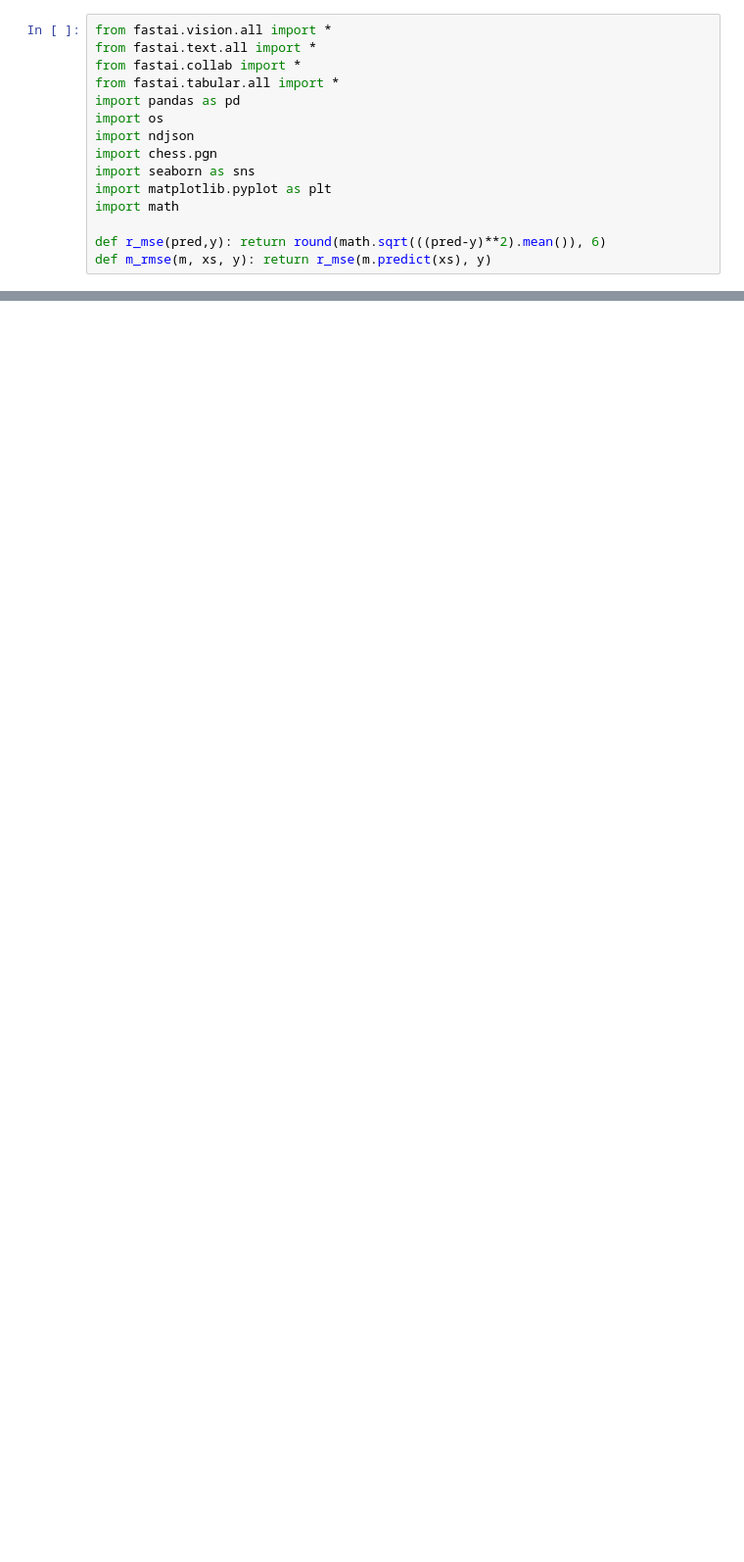
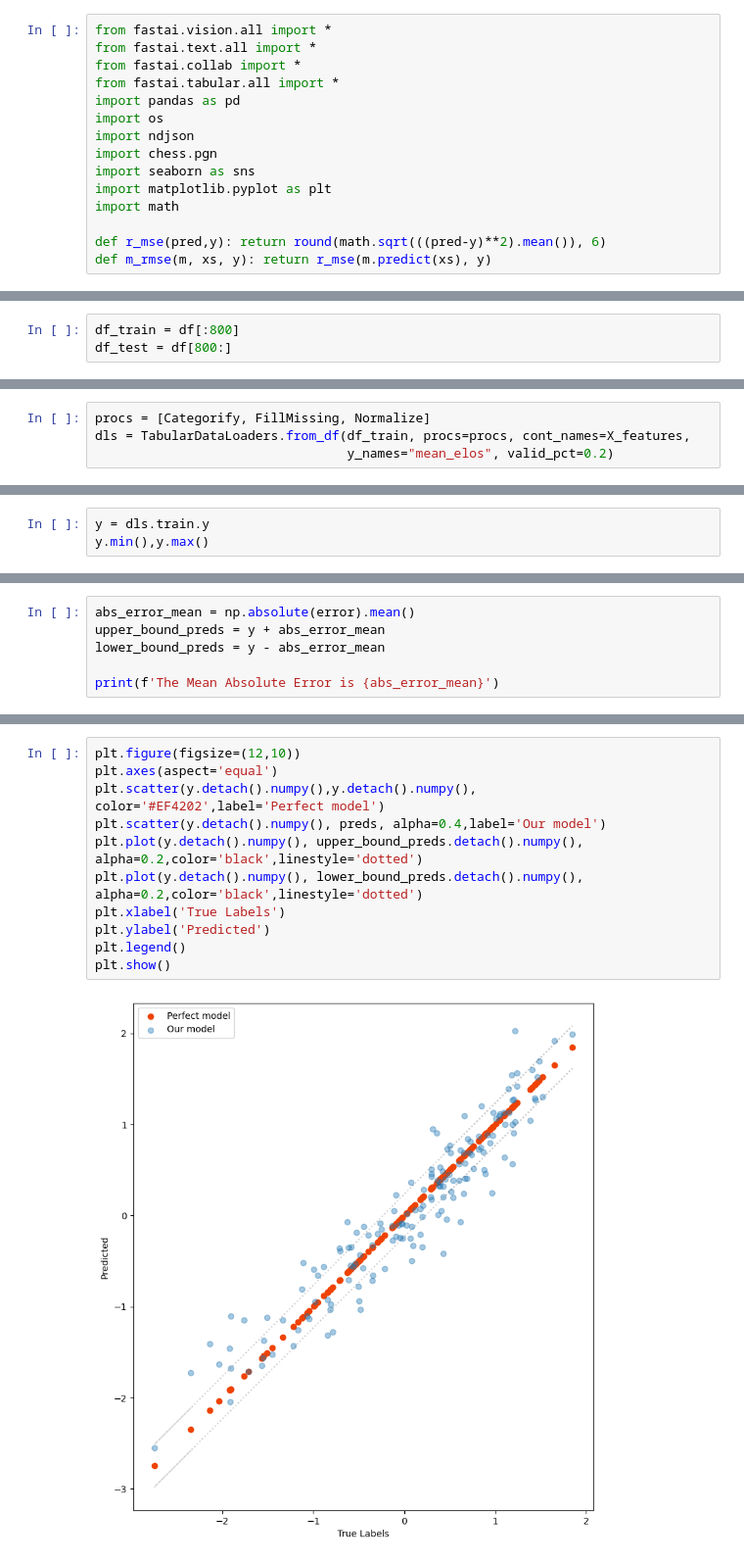
Before and after one commit to jonathan-wu1/Finding-Elo, a Jupyter notebook: cnn_model.ipynb, the cells around one changed output, grey strips where cells are left out. Shown: that part at 98% size. Drawn from its saved outputs; the diff is of its cells as text; blank space fills up the shorter version.

```diff
--- a/cnn_model.ipynb
+++ b/cnn_model.ipynb
@@ -205,0 +55,3 @@ DataFrame saved to data/curated/all.ndjson
+# %%
+df_train = df[:800]
+df_test = df[800:]
@@ -205,0 +61,4 @@ DataFrame saved to data/curated/all.ndjson
+# %%
+procs = [Categorify, FillMissing, Normalize]
+dls = TabularDataLoaders.from_df(df_train, procs=procs, cont_names=X_features,
+                                 y_names="mean_elos", valid_pct=0.2)
@@ -205,0 +79,3 @@ DataFrame saved to data/curated/all.ndjson
+# %%
+y = dls.train.y
+y.min(),y.max()
@@ -205,0 +117,6 @@ DataFrame saved to data/curated/all.ndjson
+# %%
+abs_error_mean = np.absolute(error).mean()
+upper_bound_preds = y + abs_error_mean
+lower_bound_preds = y - abs_error_mean
+
+print(f'The Mean Absolute Error is {abs_error_mean}')
@@ -205,0 +125,13 @@ DataFrame saved to data/curated/all.ndjson
+# %%
+plt.figure(figsize=(12,10))
+plt.axes(aspect='equal')
+plt.scatter(y.detach().numpy(),y.detach().numpy(), color='#EF4202',label='Perfect model')
+plt.scatter(y.detach().numpy(), preds, alpha=0.4,label='Our model')
+plt.plot(y.detach().numpy(), upper_bound_preds.detach().numpy(), alpha=0.2,color='black',linestyle='dotted')
+plt.plot(y.detach().numpy(), lower_bound_preds.detach().numpy(), alpha=0.2,color='black',linestyle='dotted')
+plt.xlabel('True Labels')
+plt.ylabel('Predicted')
+plt.legend()
+plt.show()
+# %% [output]
+[figure, added]
```
Also changed, not shown: parts of 35 cells of this notebook, 8 other files.
